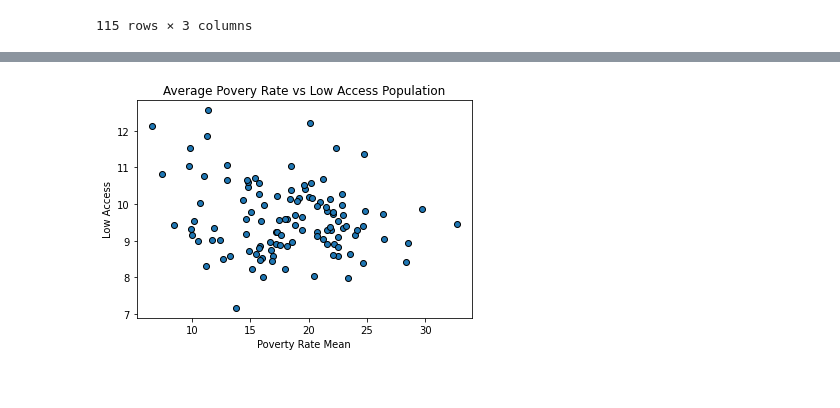
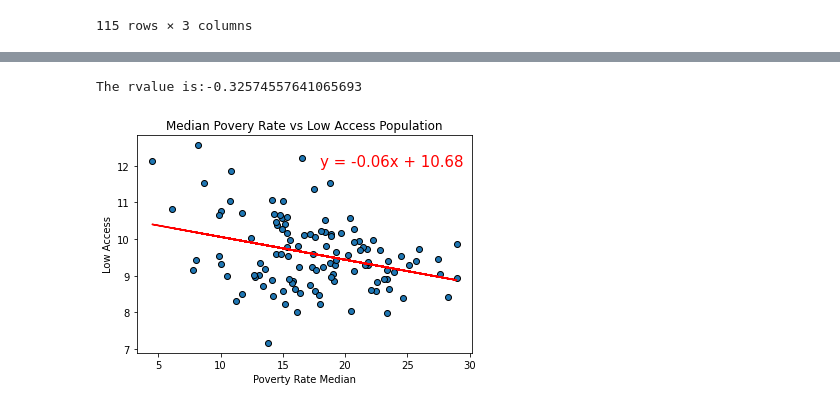
Before and after one commit to marybellavia/project-one, a Jupyter notebook: FoodDesertQuestionOne.ipynb, the cells around one changed output, grey strips where cells are left out. Cells and saved outputs as stored; diff of their text form; code cells hidden in the pictures.

Commit message:
added line regressions and comments to question 1, accidentally added comments to question 2 as well.

```diff
--- a/FoodDesertQuestionOne.ipynb
+++ b/FoodDesertQuestionOne.ipynb
@@ -96,11 +129,21 @@ poverty_info
 # %%
-plt.scatter(poverty_info["Poverty Rate Mean"], np.log(poverty_info["Low Access"]), marker ="o", edgecolor='black')
-plt.title("Average Povery Rate vs Low Access Population")
-plt.xlabel("Poverty Rate Mean")
+#repeat for poverty rate median, and low access
+x_1_values = poverty_info["Poverty Rate Median"]
+y_1_values = np.log(poverty_info["Low Access"])
+(slope_1, intercept_1, rvalue_1, pvalue_1, stderr_1) = linregress(x_1_values, y_1_values)
+regress_values_1 = x_1_values * slope_1 + intercept_1
+line_eq_1 = "y = " + str(round(slope_1,2)) + "x + " + str(round(intercept_1,2))
+plt.scatter(x_1_values,y_1_values, marker ="o", edgecolor='black')
+plt.title("Median Povery Rate vs Low Access Population")
+plt.plot(x_1_values,regress_values_1,"r-")
+plt.annotate(line_eq_1,(18,12),fontsize=15,color="red")
+plt.xlabel("Poverty Rate Median")
 plt.ylabel("Low Access")
+print(f'The rvalue is:{rvalue_1}')
 
-plt.savefig("output_data/PovertyRateMean.png")
+plt.savefig("output_data/PovertyRateMedian.png")
 
 plt.show()
 # %% [output]
+The rvalue is:-0.32574557641065693
-[figure, old version]
+[figure, new version]
```
Also changed, not shown: parts of 10 cells of this notebook, 4 other files.
